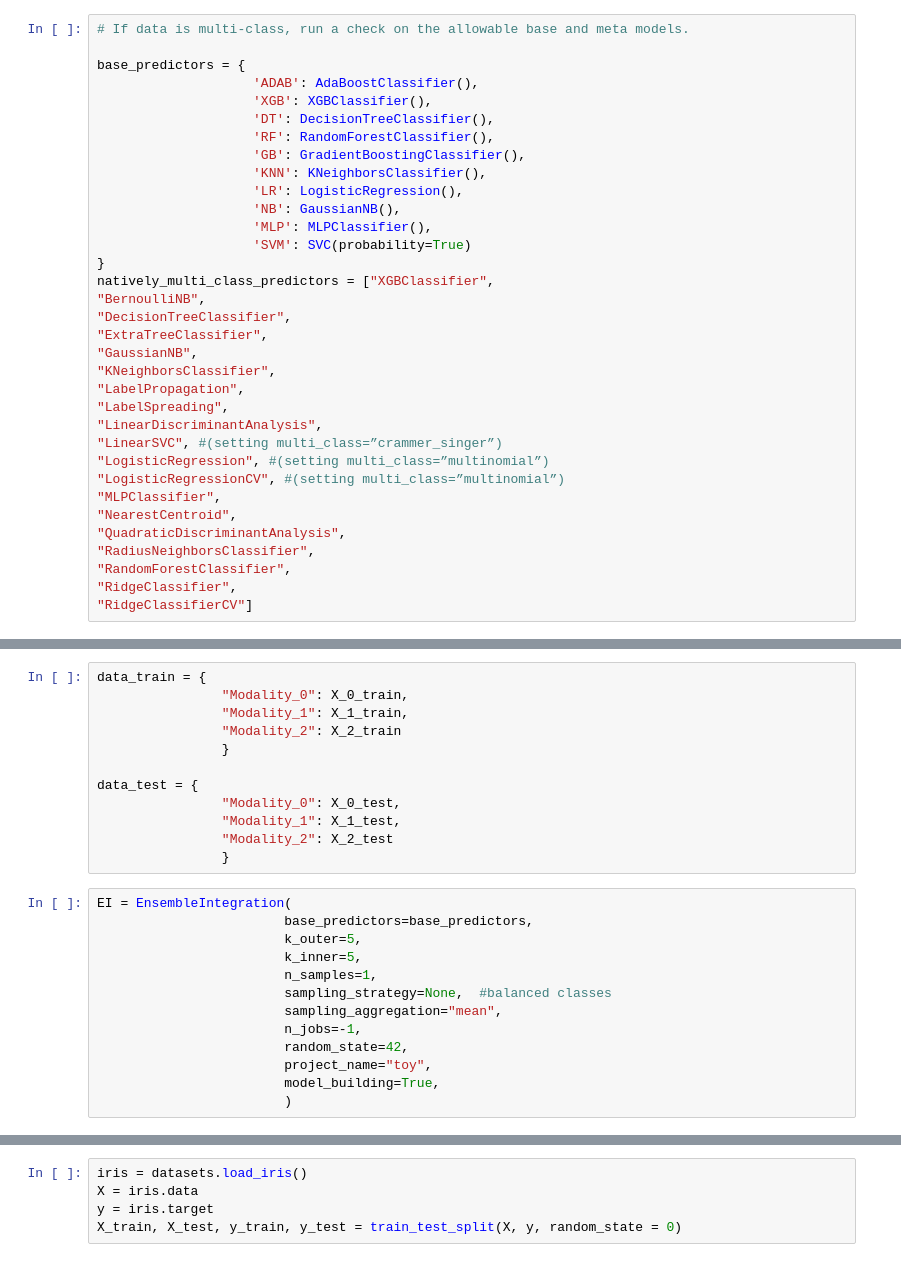
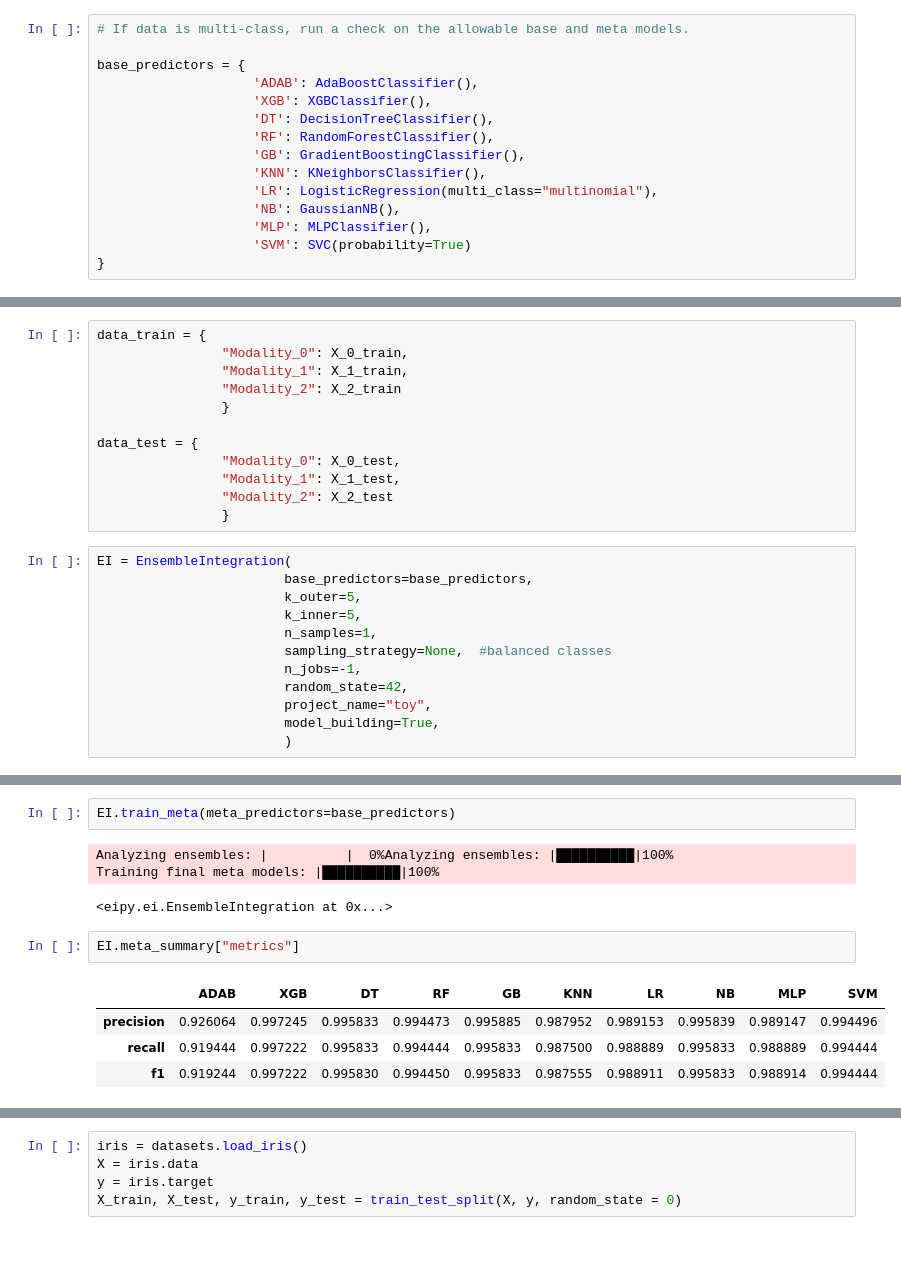
Before and after one commit to GauravPandeyLab/eipy, a Jupyter notebook: eipy/multi-class.ipynb, the cells around one changed output, grey strips where cells are left out. Cells and saved outputs as stored; diff of their text form.

```diff
--- a/eipy/multi-class.ipynb
+++ b/eipy/multi-class.ipynb
@@ -23,27 +23,8 @@ base_predictors = {
                     'RF': RandomForestClassifier(),
                     'GB': GradientBoostingClassifier(),
                     'KNN': KNeighborsClassifier(),
-                    'LR': LogisticRegression(),
+                    'LR': LogisticRegression(multi_class="multinomial"),
                     'NB': GaussianNB(),
                     'MLP': MLPClassifier(),
                     'SVM': SVC(probability=True)
 }
-natively_multi_class_predictors = ["XGBClassifier",
-"BernoulliNB",
-"DecisionTreeClassifier",
-"ExtraTreeClassifier",
-"GaussianNB",
-"KNeighborsClassifier",
-"LabelPropagation",
-"LabelSpreading",
-"LinearDiscriminantAnalysis",
-"LinearSVC", #(setting multi_class=”crammer_singer”)
-"LogisticRegression", #(setting multi_class=”multinomial”)
-"LogisticRegressionCV", #(setting multi_class=”multinomial”)
-"MLPClassifier",
-"NearestCentroid",
-"QuadraticDiscriminantAnalysis",
-"RadiusNeighborsClassifier",
-"RandomForestClassifier",
-"RidgeClassifier",
-"RidgeClassifierCV"]
@@ -122,7 +111,6 @@ EI = EnsembleIntegration(
                         k_inner=5,
                         n_samples=1,
                         sampling_strategy=None,  #balanced classes
-                        sampling_aggregation="mean",
                         n_jobs=-1,
                         random_state=42,
                         project_name="toy",
@@ -159,0 +167,13 @@ EI.meta_training_data
+# %%
+EI.train_meta(meta_predictors=base_predictors)
+# %% [output]
+Analyzing ensembles: |          |  0%Analyzing ensembles: |██████████|100%
+Training final meta models: |██████████|100%
+<eipy.ei.EnsembleIntegration at 0x...>
+# %%
+EI.meta_summary["metrics"]
+# %% [output]
+|  | ADAB | XGB | DT | RF | GB | KNN | LR | NB | MLP | SVM |
+| precision | 0.926064 | 0.997245 | 0.995833 | 0.994473 | 0.995885 | 0.987952 | 0.989153 | 0.995839 | 0.989147 | 0.994496 |
+| recall | 0.919444 | 0.997222 | 0.995833 | 0.994444 | 0.995833 | 0.987500 | 0.988889 | 0.995833 | 0.988889 | 0.994444 |
+| f1 | 0.919244 | 0.997222 | 0.995830 | 0.994450 | 0.995833 | 0.987555 | 0.988911 | 0.995833 | 0.988914 | 0.994444 |
```
Also changed, not shown: parts of 9 cells of this notebook.
